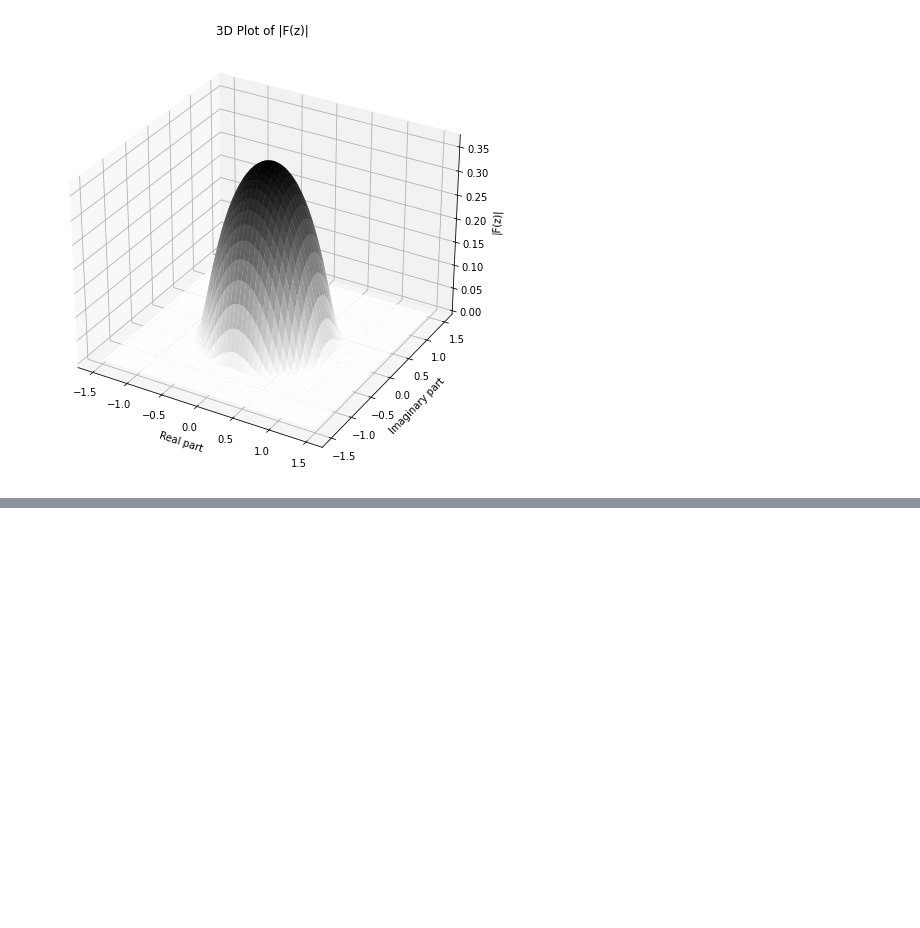
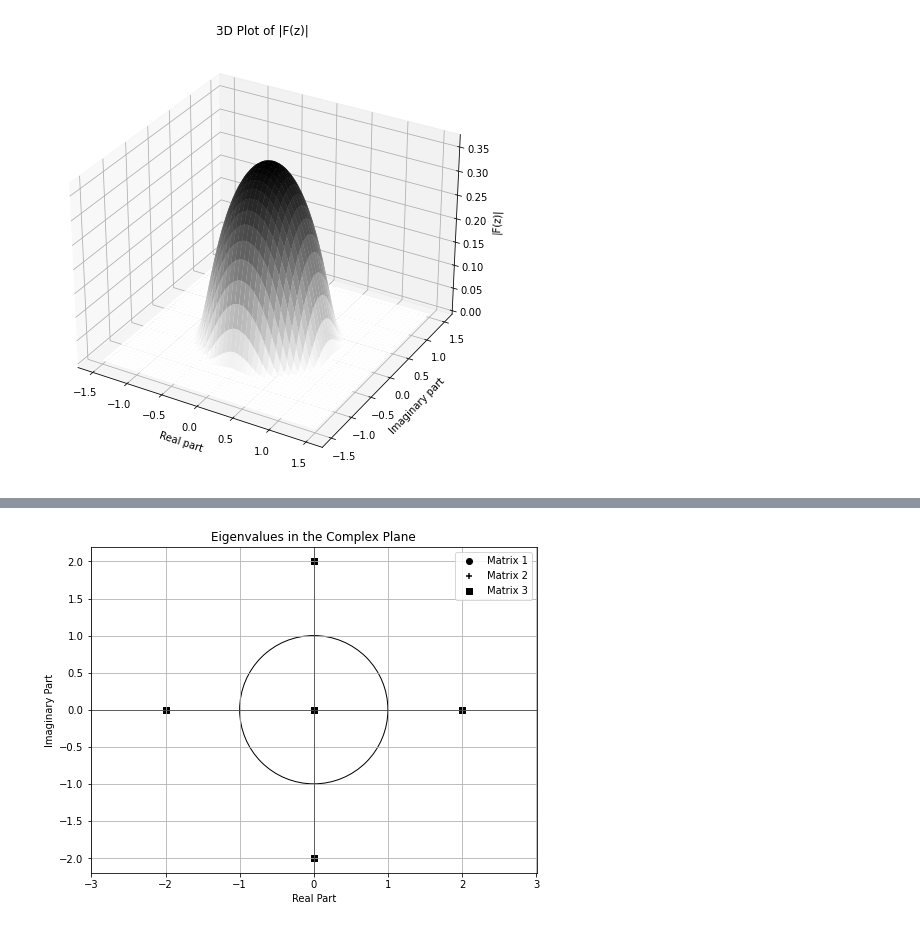
Before and after one commit to yuesha-yc/math246a-final-project, a Jupyter notebook: plots.ipynb, the cells around one changed output, grey strips where cells are left out. Cells and saved outputs as stored; diff of their text form; code cells hidden in the pictures; blank space fills up the shorter version.

```diff
--- a/plots.ipynb
+++ b/plots.ipynb
@@ -40,0 +166,5 @@ plt.show()
+# %%
+perturbed_eigenvalues_list = [generate_eigenvalues(A_n) for _ in range(P)]
+plot_eigenvalues_with_circle(perturbed_eigenvalues_list)
+# %% [output]
+[figure, added]
```
Also changed, not shown: parts of 5 cells of this notebook.
